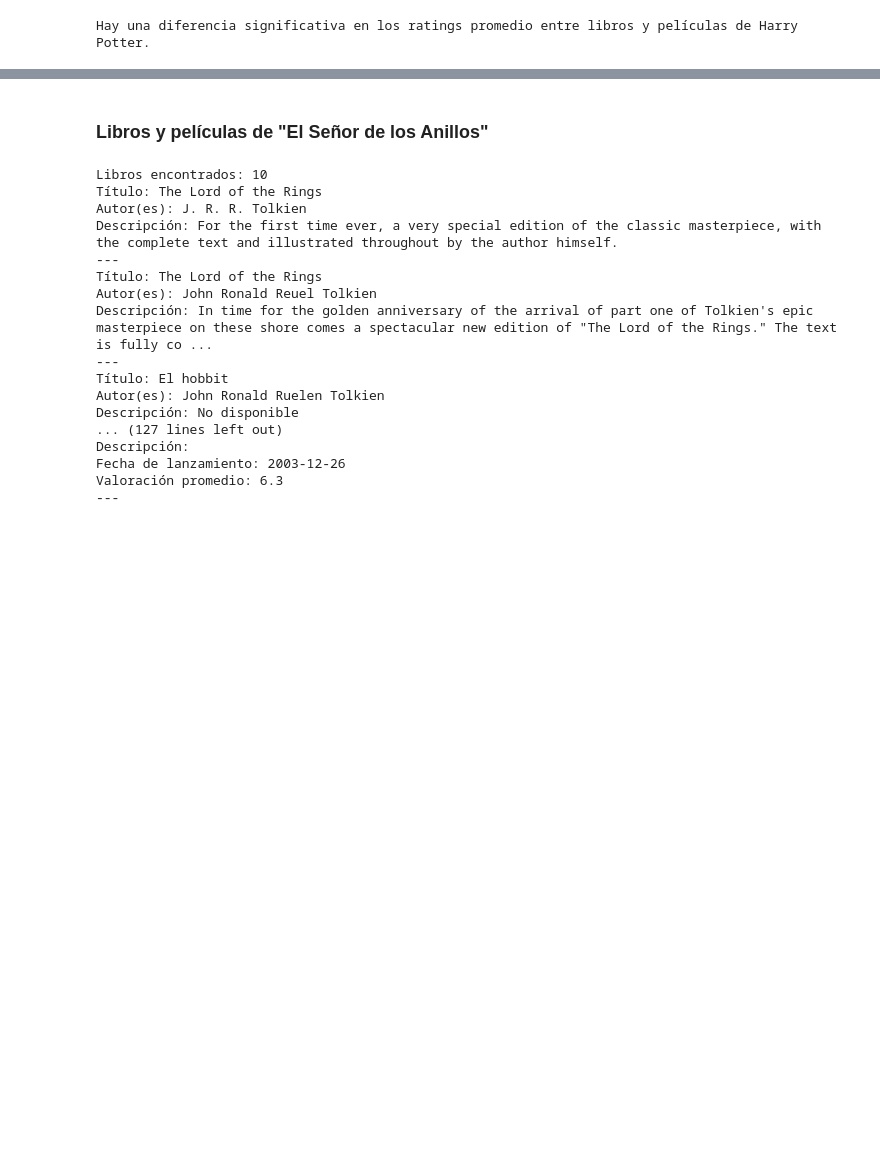
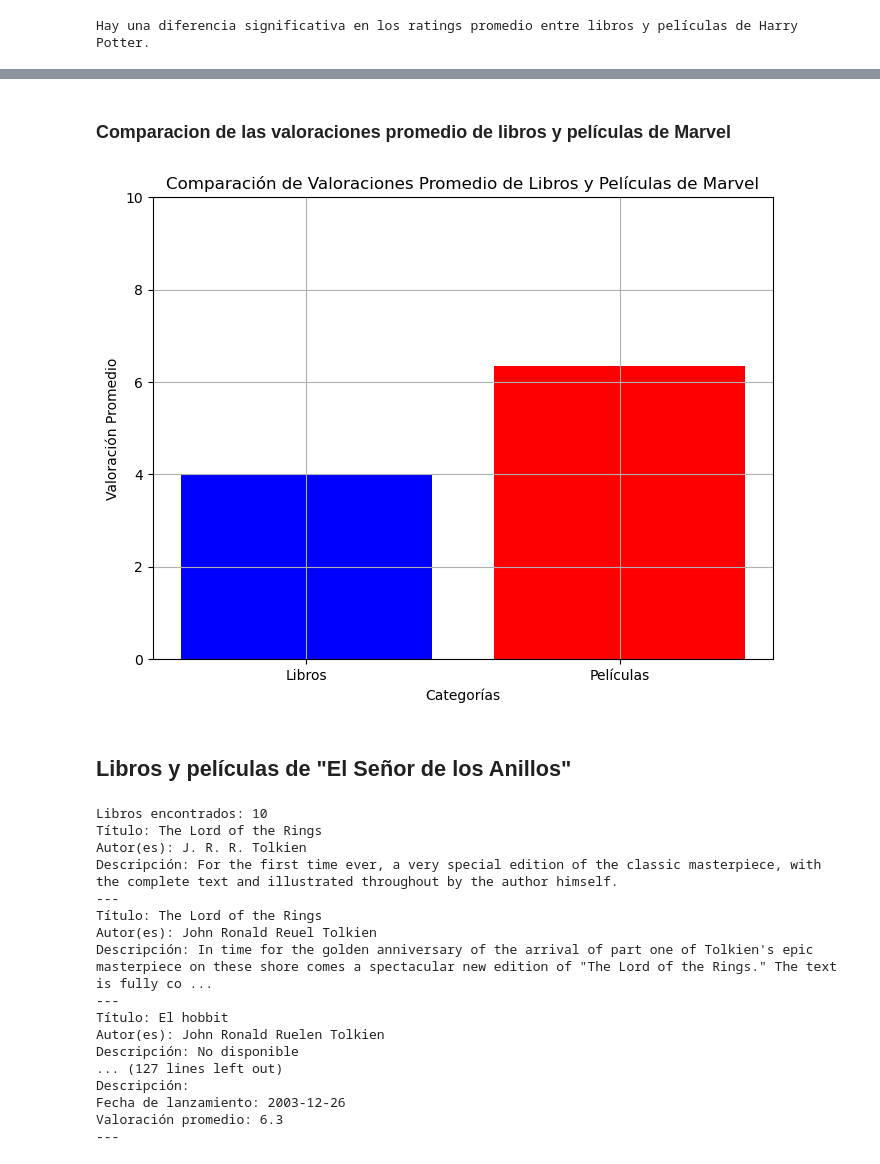
Before and after one commit to Piero030802/Final, a Jupyter notebook: FinalLP2.ipynb, the cells around one changed output, grey strips where cells are left out. Drawn from its saved outputs; the diff is of its cells as text; code cells hidden in the pictures; blank space fills up the shorter version.

Commit message:
se agrego la comparacion de peliculas y libros de marvel

```diff
--- a/FinalLP2.ipynb
+++ b/FinalLP2.ipynb
@@ -185,5 +263,73 @@ Hay una diferencia significativa en los ratings promedio entre libros y películ
+# %% [markdown]
+### Comparacion de las valoraciones promedio de libros y películas de Marvel
+# %%
+import requests
+import matplotlib.pyplot as plt
+
+# API keys
+google_books_api_key = 'AIzaSyAHU40VO4mmvTj1fGk8-tU5NJfOC2EMgio'
+tmdb_api_key = 'dbf20851f78476145696dc5780398ebf'
+
+# Función para obtener la valoración promedio de libros de Marvel desde Google Books API
+def get_average_rating_books():
+    url = 'https://www.googleapis.com/books/v1/volumes'
+    params = {
+        'q': 'marvel',
+        'key': google_books_api_key,
+        'maxResults': 40  # Número de resultados a obtener
+    }
+    response = requests.get(url, params=params)
+    data = response.json()
+
+    average_ratings = []
+    for item in data['items']:
+        volume_info = item.get('volumeInfo')
+        if volume_info:
+            average_rating = volume_info.get('averageRating')
+            if average_rating:
+                average_ratings.append(average_rating)
+
+    return average_ratings
+
+# Función para obtener la valoración promedio de películas de Marvel desde TMDb API
+def get_average_rating_movies():
+    url = 'https://api.themoviedb.org/3/search/movie'
+    params = {
+        'api_key': tmdb_api_key,
+        'query': 'marvel'
+    }
+    response = requests.get(url, params=params)
+    data = response.json()
+
+    average_ratings = []
+    for result in data['results']:
+        if result.get('vote_average'):
+            average_ratings.append(result['vote_average'])
+
+    return average_ratings
+
+# Obtener las valoraciones promedio de libros y películas
+average_ratings_books = get_average_rating_books()
+average_ratings_movies = get_average_rating_movies()
+
+# Preparar datos para el gráfico
+categories = ['Libros', 'Películas']
+average_ratings = [sum(average_ratings_books) / len(average_ratings_books),
+                   sum(average_ratings_movies) / len(average_ratings_movies)]
+
+# Crear gráfico de barras
+plt.figure(figsize=(8, 6))
+plt.bar(categories, average_ratings, color=['blue', 'red'])
+plt.xlabel('Categorías')
+plt.ylabel('Valoración Promedio')
+plt.title('Comparación de Valoraciones Promedio de Libros y Películas de Marvel')
+plt.ylim(0, 10)  # Establecer límites para el eje y
+plt.grid(True)
+plt.show()
+# %% [output]
+[figure, added]
 # %% [markdown]
-### Libros y películas de "El Señor de los Anillos"
+## Libros y películas de "El Señor de los Anillos"
 # %%
 import requests
 import pandas as pd
```
Also changed, not shown: parts of 2 cells of this notebook.
